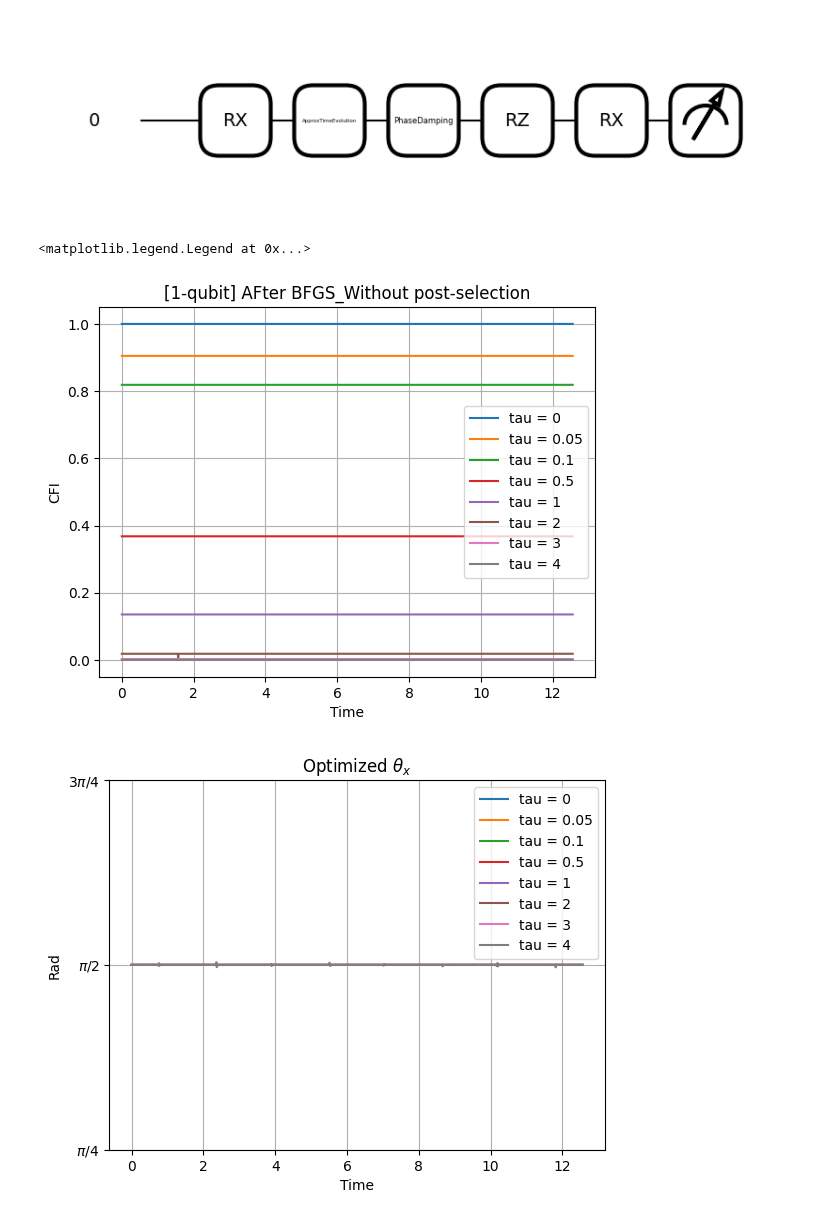
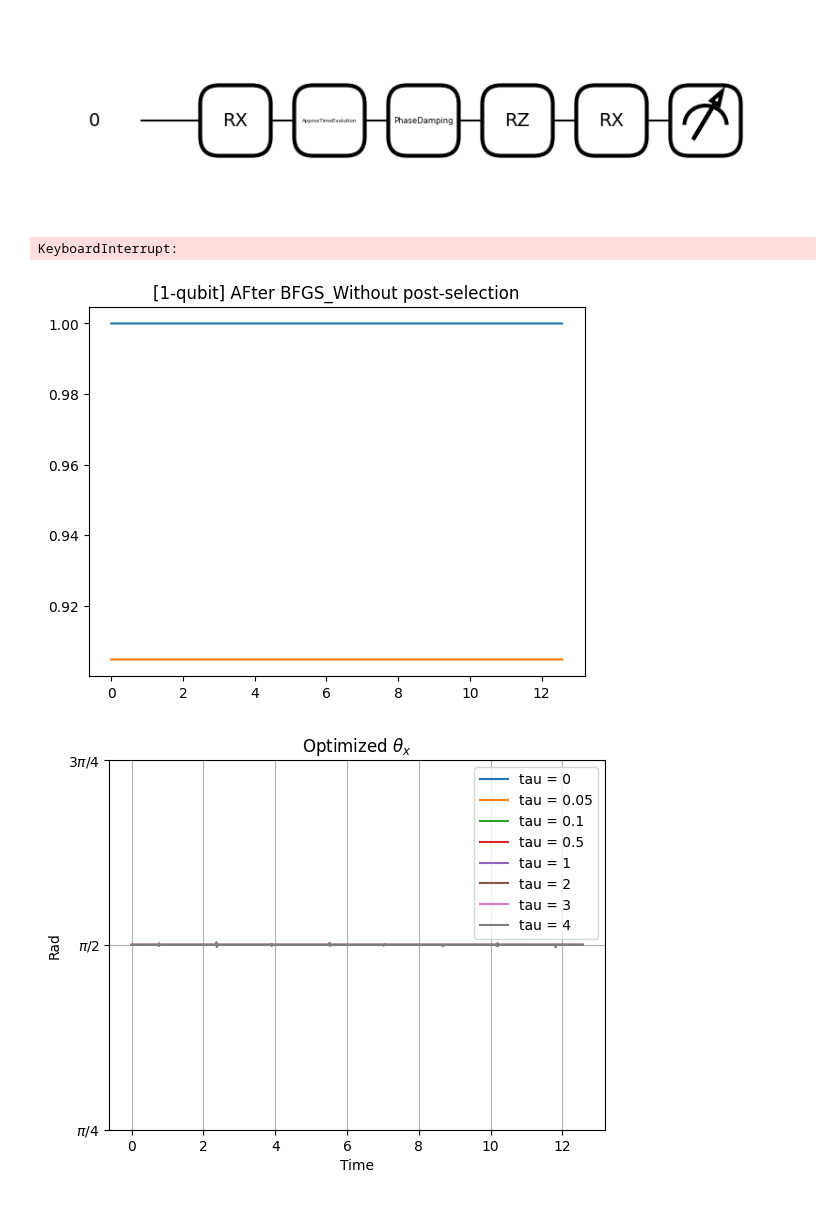
Before and after one commit to iridescent0923/Quantum_Optimization, a Jupyter notebook: Pennylane_Workspace/Metrology/CFI_optimize/Complete/1-qubit/3CMP/Sweeping_tau[no_ps].ipynb, the cells around one changed output. Saved outputs shown, nothing was run; the diff lists cells and outputs as text; code cells hidden in the pictures.

```diff
--- a/Pennylane_Workspace/Metrology/CFI_optimize/Complete/1-qubit/3CMP/Sweeping_tau[no_ps].ipynb
+++ b/Pennylane_Workspace/Metrology/CFI_optimize/Complete/1-qubit/3CMP/Sweeping_tau[no_ps].ipynb
@@ -173,42 +173,42 @@ def BFGS(Sweep_Data, paras, gamma_ps_select, Iterations):
     return Data
 # %%
 tau_plot = 0, 5e-2, 1e-1, 5e-1, 1, 2, 3, 4
-Sweep_data = np_.array([0, np.pi * 4 , 1e-2])
+Sweep_data = np_.array([0, np.pi * 4 , 1e-3])
 
 Sweep_data_arange = np_.arange(Sweep_data[0], Sweep_data[1], Sweep_data[2])
 
 Para_store = np.zeros((len(tau_plot), len(Sweep_data_arange), 2))
 
 for i in range(len(tau_plot)):
     Tau_global = tau_plot[i]
 
     Paras_init = np.zeros(2)
     Paras_init[:2] = np.pi/2
 
     Gamma_ps_preset = 1e-2
     Set_Iterations = 1
 
     Optimized_Result = BFGS(
         Sweep_data,
         Paras_init,
         Gamma_ps_preset,
         Set_Iterations
         )
 
     Para_store[i][:, 0] = Optimized_Result[1][:,2]
     Para_store[i][:, 1] = Optimized_Result[1][:,3]
 
     # plt.plot(Sweep_data_arange, Optimized_Result[0][:, 1], label = f'Before_tau = {tau_plot[i]}')
     plt.plot(Sweep_data_arange, Optimized_Result[1][:, 1], label = f'tau = {tau_plot[i]}')
     plt.title(f'[1-qubit] AFter BFGS_Without post-selection')
 
 plt.xlabel('Time')
 plt.ylabel('CFI')
 plt.grid()
 plt.legend()
 # %% [output]
-<matplotlib.legend.Legend at 0x...>
+KeyboardInterrupt:
-[figure, old version]
+[figure, new version]
 # %%
 for i in range(0, len(tau_plot)):
     plt.plot(Sweep_data_arange, Para_store[i][:, 0], label = f'tau = {tau_plot[i]}')
```
Also changed, not shown: parts of 4 cells of this notebook, 8 other files.
